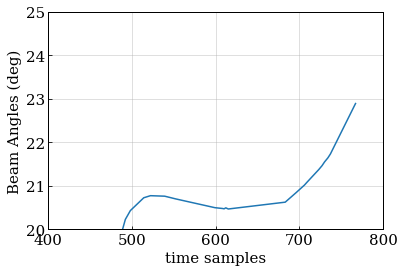
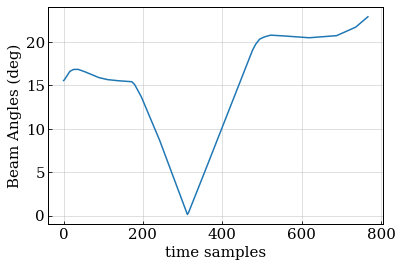
Code edit (unified diff) that turned the first committed figure into the second:
--- before
+++ after
@@ -16,6 +16,6 @@
 # Preview first few angles
 plt.plot(drone_angles)
-plt.ylim(20,25)
-plt.xlim(400,800)
+#plt.ylim(20,25)
+#plt.xlim(400,800)
 plt.xlabel("time samples")
 plt.ylabel("Beam Angles (deg)")

Commit: Added code to chamberdata file to analyse without glitched pulses